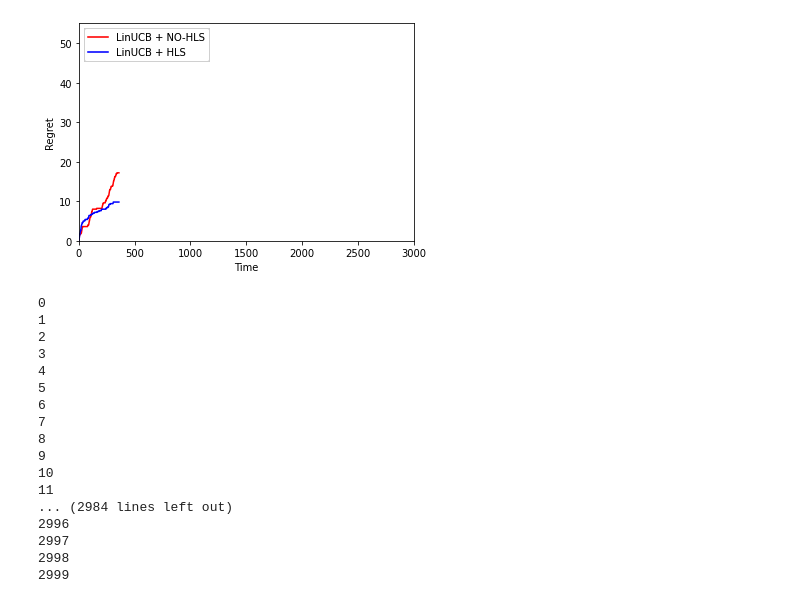
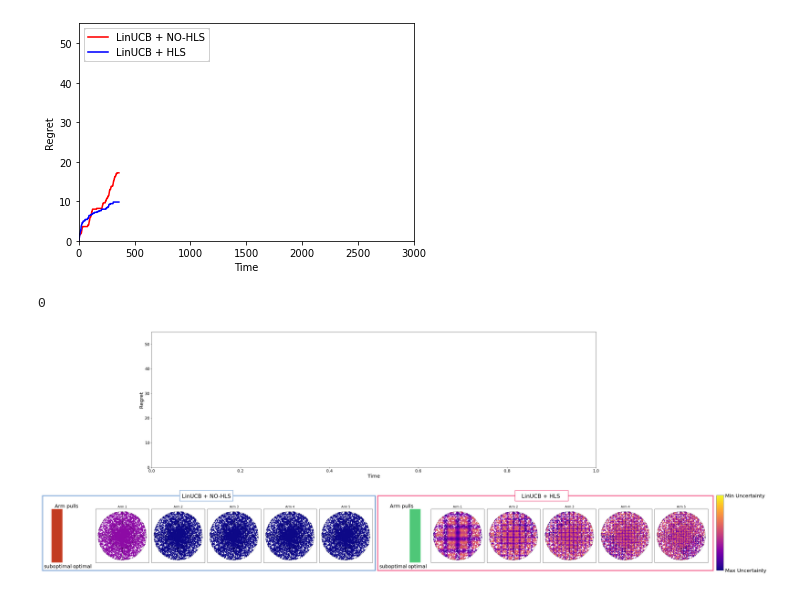
Before and after one commit to T3p/hidden-features, a Jupyter notebook: notebooks/wheel_animation.ipynb, the cells around one changed output. Cells and saved outputs as stored; diff of their text form; code cells hidden in the pictures.

```diff
--- a/notebooks/wheel_animation.ipynb
+++ b/notebooks/wheel_animation.ipynb
@@ -401,8 +402,8 @@ CalledProcessError: Command '['ffmpeg', '-f', 'rawvideo', '-vcodec', 'rawvideo',
 # %%
 np.random.seed(123)
 
-plot_every = 10
-T = 3000
+plot_every = 5
+T = 1 # 3000
 ncontexts = 5000
 rhos = np.random.rand(ncontexts)
 angles = np.random.rand(ncontexts) * 2 * np.pi
@@ -458,6 +459,11 @@ layout = [[None, None, "Regret", "Regret", "Regret", "Regret", "Regret", "Regret
           ["Conf L1", "Conf L2", "Conf L3", "Conf L4", "Conf L5", "Conf L6", "Conf R1", "Conf R2", "Conf R3", "Conf R4", "Conf R5", "Conf R6"]]
 axd = fig.subplot_mosaic(layout, empty_sentinel=None)
 
+cbar_ax = fig.add_axes([0.91, 0.1, 0.008, 0.245])
+
+axis_to_data = axd["Regret"].transAxes + axd["Regret"].transData.inverted()
+data_to_axis = axis_to_data.inverted()
+
 axd["Regret"].set_xlabel("Time", fontsize=20)
 axd["Regret"].set_ylabel("Regret", fontsize=20)
 axd["Regret"].set_xlim([0, T])
@@ -467,7 +473,6 @@ axd["Regret"].tick_params(axis="y", labelsize=16)
 
 plt.subplots_adjust(wspace=0.05, hspace=0.05)
 
-# cbar_ax = fig.add_axes([0.91, 0.13, 0.01, 0.745])
 axd["Conf L1"].set_title("Arm pulls", fontsize=20)
 axd["Conf R1"].set_title("Arm pulls", fontsize=20)
 for p in ["L", "R"]:
@@ -477,11 +482,12 @@ for p in ["L", "R"]:
         axd["Conf {0}{1}".format(p,k+1)].axes.yaxis.set_visible(False)
         axd["Conf {0}{1}".format(p,k+1)].set_aspect('equal')
         if k > 0:
-            axd["Conf {0}{1}".format(p,k+1)].set_title("Arm {}".format(k+1))
+            axd["Conf {0}{1}".format(p,k+1)].set_title("Arm {}".format(k))
 
-# camera = Camera(fig)
+camera = Camera(fig)
 
 for t in range(T):
+    plot_every = 1 if t <= 100 else (2 if t<= 500 else 10)
     print(t)
     x = rand_context()
     for idx, algo in enumerate(algos):
@@ -501,6 +507,13 @@ for t in range(T):
         if t % plot_every == 0:
 
             axd["Regret"].plot(times[:t], regrets[idx][:t], label=names[idx], color=colors[idx], linewidth=3)
+
+            # x_ax, y_ax = data_to_axis.transform((t, regrets[idx][t]))
+            # start_x, start_y = x_ax - 0.1, y_ax - 0.1
+            # dim_x, dim_y = axis_to_data.transform((start_x + 0.2, start_y + 0.2))
+            # print(start_x, start_y, dim_x, dim_y)
+            # rect = plt.Rectangle((start_x, start_y), dim_x, dim_y, linewidth=2, edgecolor="black", facecolor="none", clip_on=False)
+            # axd["Regret"].add_patch(rect)
 
             confs = np.zeros((ncontexts, narms))
             for a in range(narms):
@@ -524,51 +537,39 @@ for t in range(T):
                 c2 = plt.Circle((0, 0), 0.5, color='black', fill=False, alpha=0.5)
                 ax.add_patch(c1)
                 ax.add_patch(c2)
 
             ax = axd["Conf {0}1".format(p)]
             rect_sub = plt.Rectangle((0.22, 0), 0.2, (t+1-n_opt[idx]) / (t+1), linewidth=1, edgecolor=[0.76, 0.23, 0.13], facecolor=[0.76, 0.23, 0.13])
             ax.add_patch(rect_sub)
             rect_opt = plt.Rectangle((0.65, 0), 0.2, n_opt[idx] / (t+1), linewidth=1, edgecolor=[0.31, 0.78, 0.47], facecolor=[0.31, 0.78, 0.47])
             ax.add_patch(rect_opt)
             ax.text(0.08, -0.1, "suboptimal", fontsize=20)
             ax.text(0.62, -0.1, "optimal", fontsize=20)
 
-            # cbar = fig.colorbar(sc, cax=cbar_ax, ticks=[-1,0])
-            # cbar.ax.set_yticklabels(["Max Uncertainty", "Min Uncertainty"])
+            cbar = fig.colorbar(sc, cax=cbar_ax, ticks=[-1,0])
+            cbar.ax.set_yticklabels(["Max Uncertainty", "Min Uncertainty"], fontsize=20)
 
     if t % plot_every == 0:
         rect = plt.Rectangle((0.05,-0.15), 6.25, 1.4, linewidth=4, edgecolor=colors[0], facecolor="none", clip_on=False)
         axd["Conf L1"].add_patch(rect)
         rect = plt.Rectangle((2.63,1.15), 1, 0.2, linewidth=2, edgecolor=colors[0], facecolor="white", clip_on=False)
         axd["Conf L1"].add_patch(rect)
         axd["Conf L1"].text(2.67, 1.21, names[0], fontsize=22)
 
 
         rect = plt.Rectangle((0.05,-0.15), 6.3, 1.4, linewidth=4, edgecolor=colors[1], facecolor="none", clip_on=False)
         axd["Conf R1"].add_patch(rect)
         rect = plt.Rectangle((2.63,1.15), 1, 0.2, linewidth=2, edgecolor=colors[1], facecolor="white", clip_on=False)
         axd["Conf R1"].add_patch(rect)
         axd["Conf R1"].text(2.75, 1.21, names[1], fontsize=22)
 
-        # camera.snap()
+        camera.snap()
 
-# animation = camera.animate()
-# animation.save('wheel.mp4')
+# x_ax, y_ax = data_to_axis.transform((0,0))
+# print(x_ax,y_ax)
+
+animation = camera.animate()
+animation.save('wheel.mp4')
 # %% [output]
 0
-1
-2
-3
-4
-5
-6
-7
-8
-9
-10
-11
-... (2984 lines left out)
-2996
-2997
-2998
-2999
+[figure, added]
```
Also changed, not shown: parts of 3 cells of this notebook.
